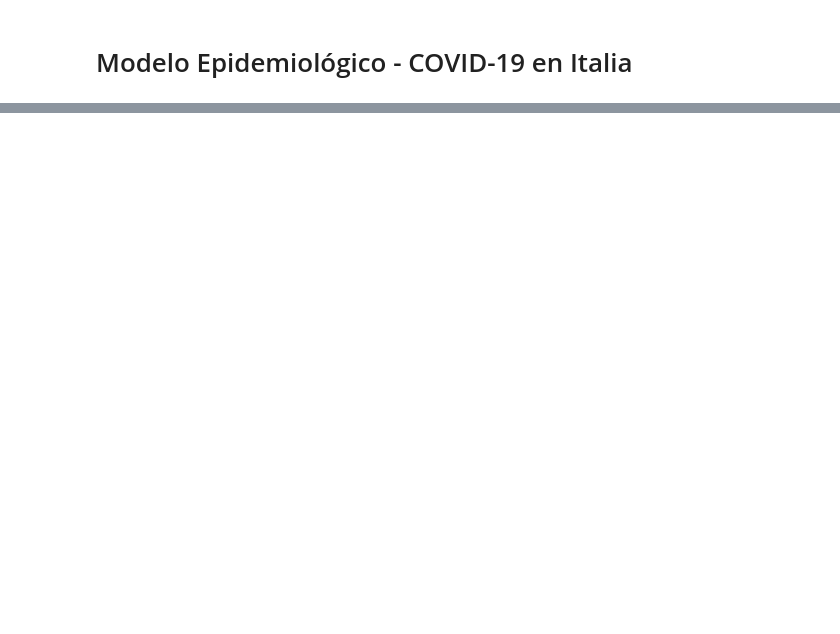
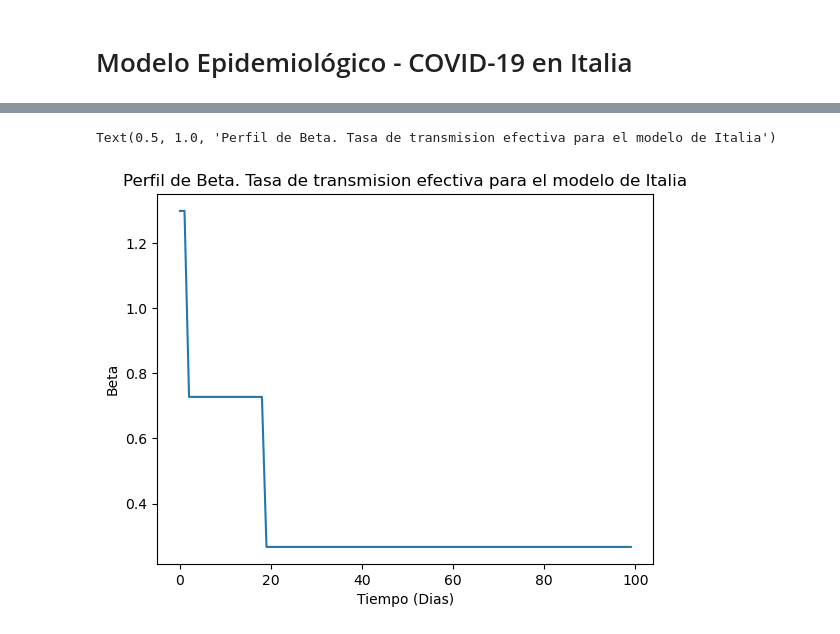
Before and after one commit to elvin00157/ControlAvanzadoII-2023, a Jupyter notebook: ProyectoCOVID19/Modelo-covid-analisis/modelo_covid_met_num.ipynb, the cells around one changed output, grey strips where cells are left out. Drawn from its saved outputs; the diff is of its cells as text; code cells hidden in the pictures; blank space fills up the shorter version.

```diff
--- a/ProyectoCOVID19/Modelo-covid-analisis/modelo_covid_met_num.ipynb
+++ b/ProyectoCOVID19/Modelo-covid-analisis/modelo_covid_met_num.ipynb
@@ -37 +58,13 @@ import matplotlib.pyplot as plt
+# %%
+def betaf(t, beta_0):
+    t1 = 2
+    rho1 = 0.56
+    t2 = 19
+    rho2 = 0.205
+    if t < t1:
+        return beta_0
+    elif t < t2:
+        return beta_0 * rho1
+    else:
+        return beta_0 * rho2
 # %%
@@ -155,0 +199,13 @@ plt.show()
+# %%
+#El perfil de u ingresado para el caso de italia
+t = np.arange(tf)
+y=[100]
+y = [betaf(x,beta) for x in t if True]
+
+plt.plot(y)
+plt.xlabel('Tiempo (Dias)')
+plt.ylabel('Beta')
+plt.title('Perfil de Beta. Tasa de transmision efectiva para el modelo de Italia')
+# %% [output]
+Text(0.5, 1.0, 'Perfil de Beta. Tasa de transmision efectiva para el modelo de Italia')
+[figure, added]
```
Also changed, not shown: parts of 21 cells of this notebook, 1 other file.
